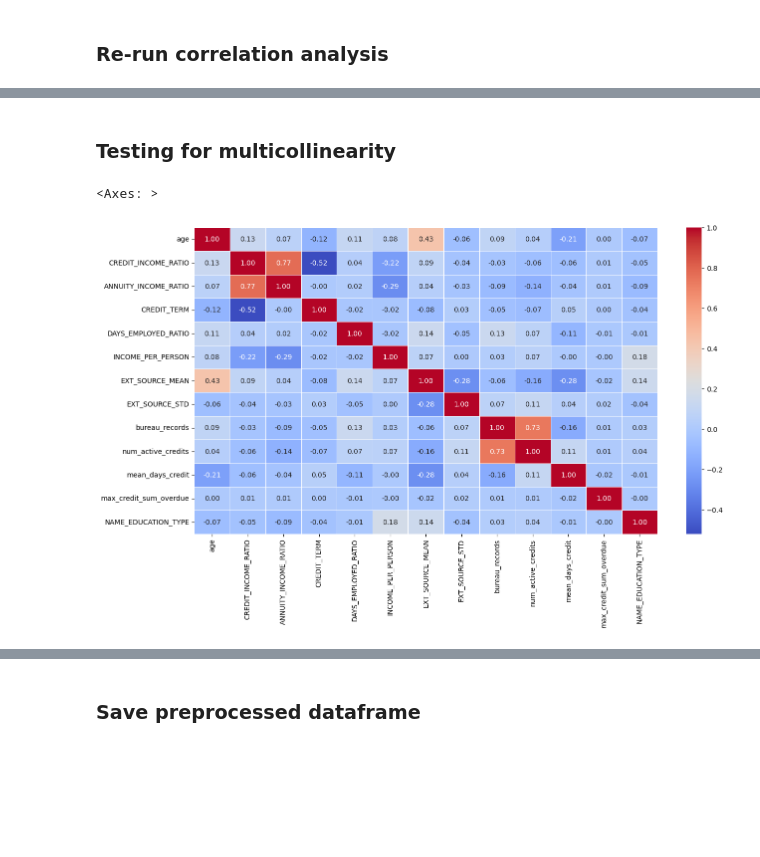
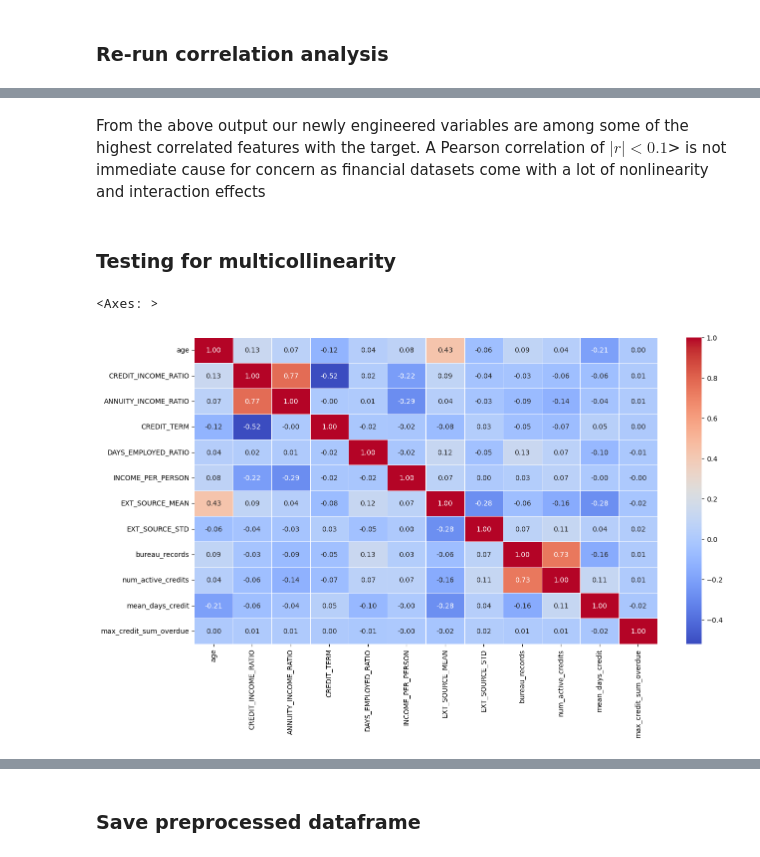
Before and after one commit to jarviscanada/jarvis_data_eng_AlanHu, a Jupyter notebook: machine_learning/module1/capstone/notebooks/03_feature_engineering.ipynb, the cells around one changed output, grey strips where cells are left out. Drawn from its saved outputs; the diff is of its cells as text; code cells hidden in the pictures; blank space fills up the shorter version.

```diff
--- a/machine_learning/module1/capstone/notebooks/03_feature_engineering.ipynb
+++ b/machine_learning/module1/capstone/notebooks/03_feature_engineering.ipynb
@@ -230,5 +135,2 @@ Name: NAME_EDUCATION_TYPE, dtype: int64
 # %% [markdown]
 Now, we'll do one-hot encoding on the columns that remain
-# %%
-categorical_cols = categorical_cols.drop(['ORGANIZATION_TYPE', 'NAME_EDUCATION_TYPE'])
-display(categorical_cols)
@@ -242,3 +136,0 @@ Index(['OCCUPATION_TYPE', 'NAME_TYPE_SUITE', 'WEEKDAY_APPR_PROCESS_START',
-# %%
-one_hot_encoded = pd.get_dummies(df[categorical_cols], dtype=int)
-display(one_hot_encoded.head())
@@ -253,6 +136,0 @@ display(one_hot_encoded.head())
-# %%
-# concat back with original df, drop original categorical columns
-df = pd.concat([df, one_hot_encoded], axis=1).drop(columns=categorical_cols)
-display(df.head())
-
-# engineered_features += list(one_hot_encoded.columns)
@@ -266,0 +137,19 @@ display(df.head())
+# %%
+def encode_categorical_features(dataframe, enged_features):
+    # first find all high cardinality variables
+    display(dataframe.select_dtypes(include=['object', 'category']).nunique().sort_values(ascending=False))
+    categorical_cols = dataframe.select_dtypes(include=['object', 'category']).nunique().sort_values(ascending=False).index
+    enged_features += ['NAME_EDUCATION_TYPE']
+    # define mapping for education
+    education_mapping = {
+    'Lower secondary': 1,
+    'Secondary / secondary special': 2,
+    'Incomplete higher': 3,
+    'Higher education': 4,
+    'Academic degree': 5 }
+    dataframe['NAME_EDUCATION_TYPE'] = dataframe['NAME_EDUCATION_TYPE'].map(education_mapping)
+    one_hot_encoded = pd.get_dummies(dataframe[categorical_cols], dtype=int)
+    dataframe = pd.concat([dataframe, one_hot_encoded], axis=1).drop(columns=categorical_cols)
+    return dataframe
+
+df = encode_categorical_features(df, engineered_features)
@@ -290,15 +198,19 @@ NAME_FAMILY_STATUS_Civil marriage          0.017452
 dtype: float64
+# %% [markdown]
+From the above output our newly engineered variables are among some of the highest correlated features with the target. A Pearson correlation of $|r|<0.1$> is not immediate cause for concern as financial datasets come with a lot of nonlinearity and interaction effects
 # %% [markdown]
 ### Testing for multicollinearity
 # %%
+engineered_features.remove('AGE_BUCKET')
+engineered_features.remove('NAME_EDUCATION_TYPE')
 engineered_features_df = df[engineered_features]
 corr_matrix = engineered_features_df.corr(numeric_only=True)
 
 import seaborn as sns
 import matplotlib.pyplot as plt
 # plot heatmap
 plt.figure(figsize=(15,8))
 sns.heatmap(data=corr_matrix, annot=True, cmap='coolwarm', fmt='.2f', linewidths=0.5)
 # %% [output]
 <Axes: >
-[figure, old version]
+[figure, new version]
```
Also changed, not shown: parts of 22 cells of this notebook.
